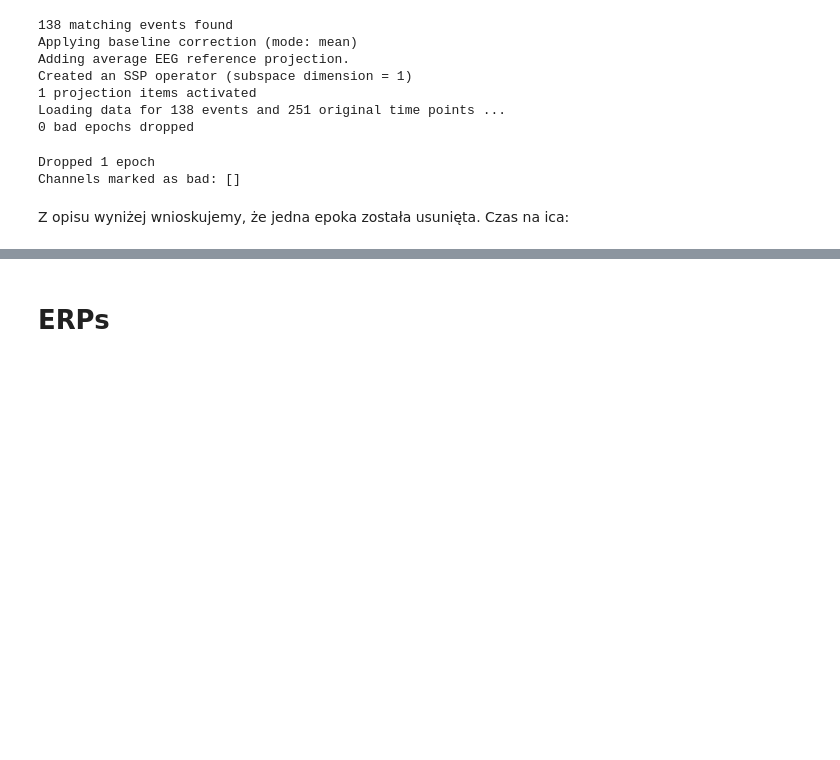
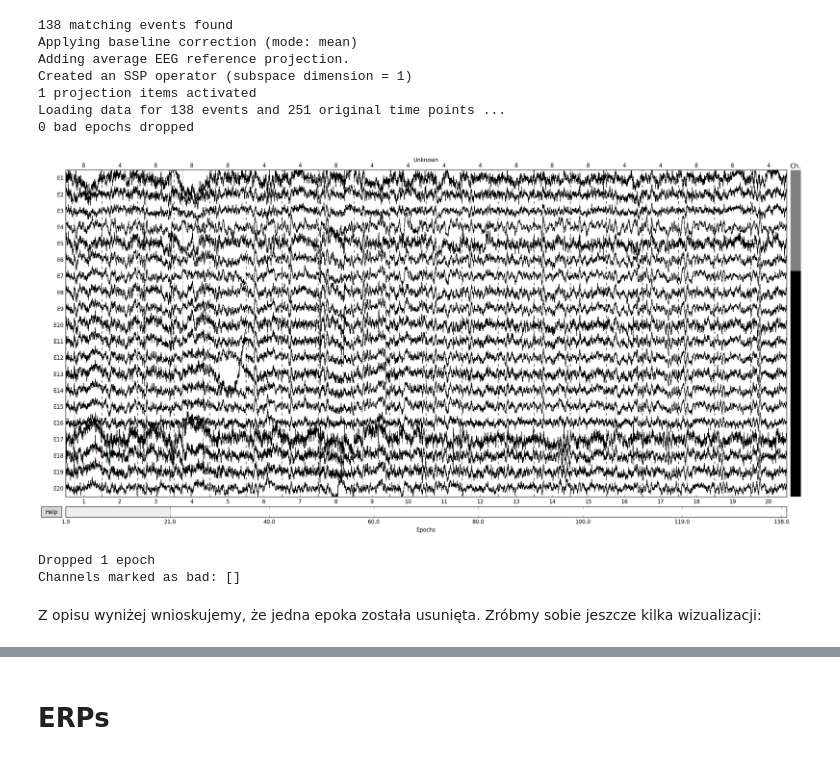
Before and after one commit to mmagnuski/mozg-rozpajton, a Jupyter notebook: notebooks/podstawy mne.ipynb, the cells around one changed output, grey strips where cells are left out. Drawn from its saved outputs; the diff is of its cells as text; code cells hidden in the pictures; blank space fills up the shorter version.

```diff
--- a/notebooks/podstawy mne.ipynb
+++ b/notebooks/podstawy mne.ipynb
@@ -156,10 +182,12 @@ Created an SSP operator (subspace dimension = 1)
 1 projection items activated
 Loading data for 138 events and 251 original time points ...
 0 bad epochs dropped
-# %%
-plot_eeg(ep)
-# %% [output]
-Dropped 1 epoch
-Channels marked as bad: []
+# %%
+# przeglądamy epoki, odrzucamy epoki zaśmiecone artefaktami
+ep.plot(scalings=skala)
+# %% [output]
+[figure, added]
+Dropped 1 epoch
+Channels marked as bad: []
 # %% [markdown]
-Z opisu wyniżej wnioskujemy, że jedna epoka została usunięta. Czas na ica:
+Z opisu wyniżej wnioskujemy, że jedna epoka została usunięta. Zróbmy sobie jeszcze kilka wizualizacji:
```
Also changed, not shown: parts of 47 cells of this notebook.
